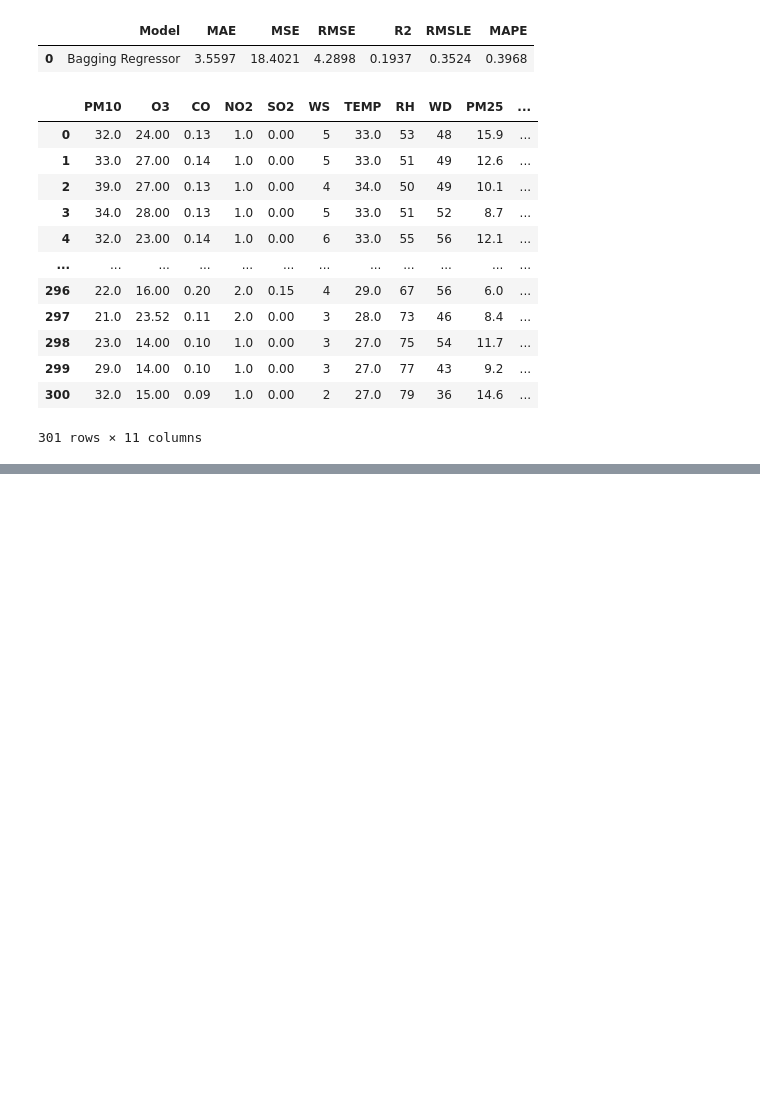
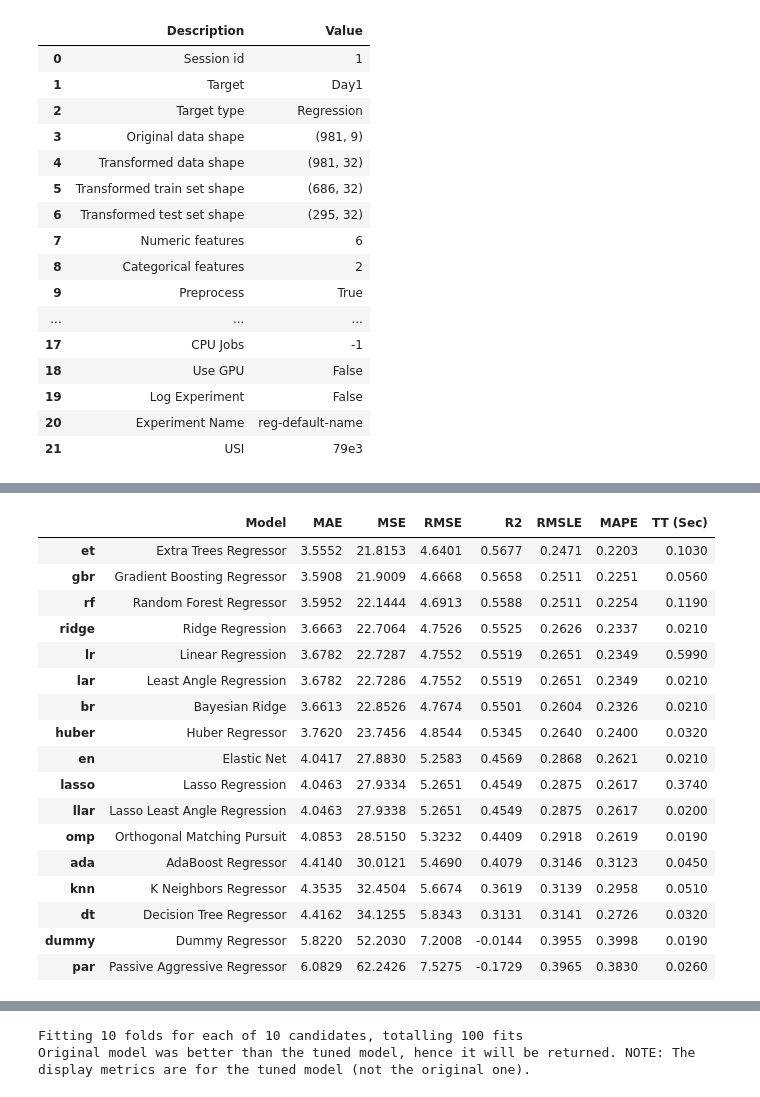
Before and after one commit to jayjiratta/predict_pm2.5, a Jupyter notebook: predict.ipynb, the cells around one changed output, grey strips where cells are left out. Cells and saved outputs as stored; diff of their text form; code cells hidden in the pictures; blank space fills up the shorter version.

Commit message:
add 7-model for 1 week forecast

```diff
--- a/predict.ipynb
+++ b/predict.ipynb
@@ -177,19 +26,36 @@ pre1
-# %%
-pre2 = predict_model(bagged,data=test)
-pre2
-# %% [output]
-|  | Model | MAE | MSE | RMSE | R2 | RMSLE | MAPE |
-| 0 | Bagging Regressor | 3.5597 | 18.4021 | 4.2898 | 0.1937 | 0.3524 | 0.3968 |
-|  | PM10 | O3 | CO | NO2 | SO2 | WS | TEMP | RH | WD | PM25 | ... |
-| 0 | 32.0 | 24.00 | 0.13 | 1.0 | 0.00 | 5 | 33.0 | 53 | 48 | 15.9 | ... |
-| 1 | 33.0 | 27.00 | 0.14 | 1.0 | 0.00 | 5 | 33.0 | 51 | 49 | 12.6 | ... |
-| 2 | 39.0 | 27.00 | 0.13 | 1.0 | 0.00 | 4 | 34.0 | 50 | 49 | 10.1 | ... |
-| 3 | 34.0 | 28.00 | 0.13 | 1.0 | 0.00 | 5 | 33.0 | 51 | 52 | 8.7 | ... |
-| 4 | 32.0 | 23.00 | 0.14 | 1.0 | 0.00 | 6 | 33.0 | 55 | 56 | 12.1 | ... |
-| ... | ... | ... | ... | ... | ... | ... | ... | ... | ... | ... | ... |
-| 296 | 22.0 | 16.00 | 0.20 | 2.0 | 0.15 | 4 | 29.0 | 67 | 56 | 6.0 | ... |
-| 297 | 21.0 | 23.52 | 0.11 | 2.0 | 0.00 | 3 | 28.0 | 73 | 46 | 8.4 | ... |
-| 298 | 23.0 | 14.00 | 0.10 | 1.0 | 0.00 | 3 | 27.0 | 75 | 54 | 11.7 | ... |
-| 299 | 29.0 | 14.00 | 0.10 | 1.0 | 0.00 | 3 | 27.0 | 77 | 43 | 9.2 | ... |
-| 300 | 32.0 | 15.00 | 0.09 | 1.0 | 0.00 | 2 | 27.0 | 79 | 36 | 14.6 | ... |
-301 rows × 11 columns
+# %%
+data1 = data
+data1['Day1'] = data1['PM25'].shift(-24)
+data1['Day2'] = data1['PM25'].shift(-43)
+data1['Day3'] = data1['PM25'].shift(-67)
+data1['Day4'] = data1['PM25'].shift(-91)
+data1['Day5'] = data1['PM25'].shift(-115)
+data1['Day6'] = data1['PM25'].shift(-139)
+data1['Day7'] = data1['PM25'].shift(-162)
+data1.dropna(inplace=True)
+data1.to_csv('add_7daynext.csv', index=False)
+# %%
+from pycaret.regression import *
+day1 = data1.drop(columns=['WS','TEMP','RH','WD','Day2','Day3','Day4','Day5','Day6','Day7'])
+Day1_setup = setup(day1, target='Day1', session_id = 1)
+Day1_best = compare_models()
+Day1_tuned = tune_model(Day1_best)
+Day1_bagged = ensemble_model(Day1_tuned , n_estimators=50)
+# %% [output]
+|  | Description | Value |
+| 0 | Session id | 1 |
+| 1 | Target | Day1 |
+| 2 | Target type | Regression |
+| 3 | Original data shape | (981, 9) |
+| 4 | Transformed data shape | (981, 32) |
+| 5 | Transformed train set shape | (686, 32) |
+| 6 | Transformed test set shape | (295, 32) |
+| 7 | Numeric features | 6 |
+| 8 | Categorical features | 2 |
+| 9 | Preprocess | True |
+| ... | ... | ... |
+| 17 | CPU Jobs | -1 |
+| 18 | Use GPU | False |
+| 19 | Log Experiment | False |
+| 20 | Experiment Name | reg-default-name |
+| 21 | USI | 79e3 |
@@ -195,0 +63,18 @@ pre2
+|  | Model | MAE | MSE | RMSE | R2 | RMSLE | MAPE | TT (Sec) |
+| et | Extra Trees Regressor | 3.5552 | 21.8153 | 4.6401 | 0.5677 | 0.2471 | 0.2203 | 0.1030 |
+| gbr | Gradient Boosting Regressor | 3.5908 | 21.9009 | 4.6668 | 0.5658 | 0.2511 | 0.2251 | 0.0560 |
+| rf | Random Forest Regressor | 3.5952 | 22.1444 | 4.6913 | 0.5588 | 0.2511 | 0.2254 | 0.1190 |
+| ridge | Ridge Regression | 3.6663 | 22.7064 | 4.7526 | 0.5525 | 0.2626 | 0.2337 | 0.0210 |
+| lr | Linear Regression | 3.6782 | 22.7287 | 4.7552 | 0.5519 | 0.2651 | 0.2349 | 0.5990 |
+| lar | Least Angle Regression | 3.6782 | 22.7286 | 4.7552 | 0.5519 | 0.2651 | 0.2349 | 0.0210 |
+| br | Bayesian Ridge | 3.6613 | 22.8526 | 4.7674 | 0.5501 | 0.2604 | 0.2326 | 0.0210 |
+| huber | Huber Regressor | 3.7620 | 23.7456 | 4.8544 | 0.5345 | 0.2640 | 0.2400 | 0.0320 |
+| en | Elastic Net | 4.0417 | 27.8830 | 5.2583 | 0.4569 | 0.2868 | 0.2621 | 0.0210 |
+| lasso | Lasso Regression | 4.0463 | 27.9334 | 5.2651 | 0.4549 | 0.2875 | 0.2617 | 0.3740 |
+| llar | Lasso Least Angle Regression | 4.0463 | 27.9338 | 5.2651 | 0.4549 | 0.2875 | 0.2617 | 0.0200 |
+| omp | Orthogonal Matching Pursuit | 4.0853 | 28.5150 | 5.3232 | 0.4409 | 0.2918 | 0.2619 | 0.0190 |
+| ada | AdaBoost Regressor | 4.4140 | 30.0121 | 5.4690 | 0.4079 | 0.3146 | 0.3123 | 0.0450 |
+| knn | K Neighbors Regressor | 4.3535 | 32.4504 | 5.6674 | 0.3619 | 0.3139 | 0.2958 | 0.0510 |
+| dt | Decision Tree Regressor | 4.4162 | 34.1255 | 5.8343 | 0.3131 | 0.3141 | 0.2726 | 0.0320 |
+| dummy | Dummy Regressor | 5.8220 | 52.2030 | 7.2008 | -0.0144 | 0.3955 | 0.3998 | 0.0190 |
+| par | Passive Aggressive Regressor | 6.0829 | 62.2426 | 7.5275 | -0.1729 | 0.3965 | 0.3830 | 0.0260 |
@@ -195,0 +98,2 @@ pre2
+Fitting 10 folds for each of 10 candidates, totalling 100 fits
+Original model was better than the tuned model, hence it will be returned. NOTE: The display metrics are for the tuned model (not the original one).
```
Also changed, not shown: parts of 22 cells of this notebook, 9 other files.
